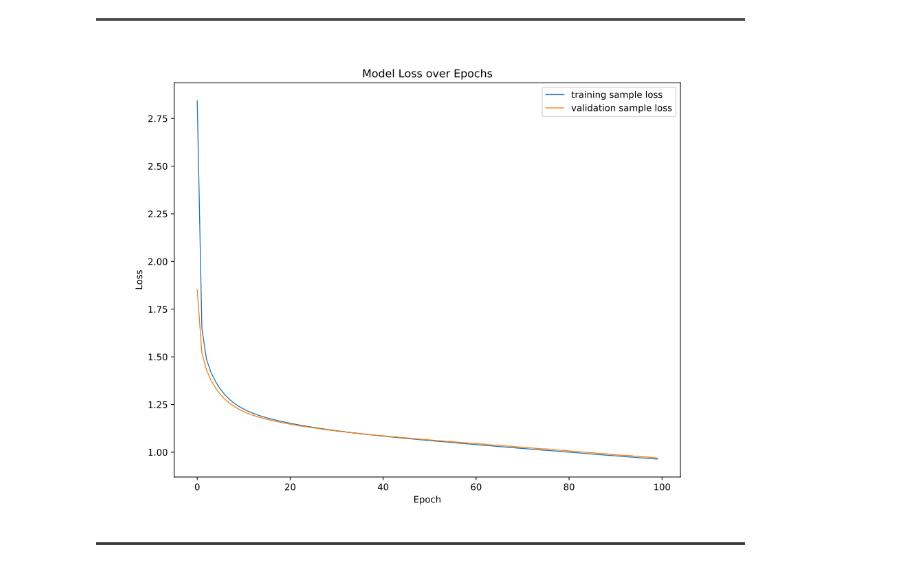
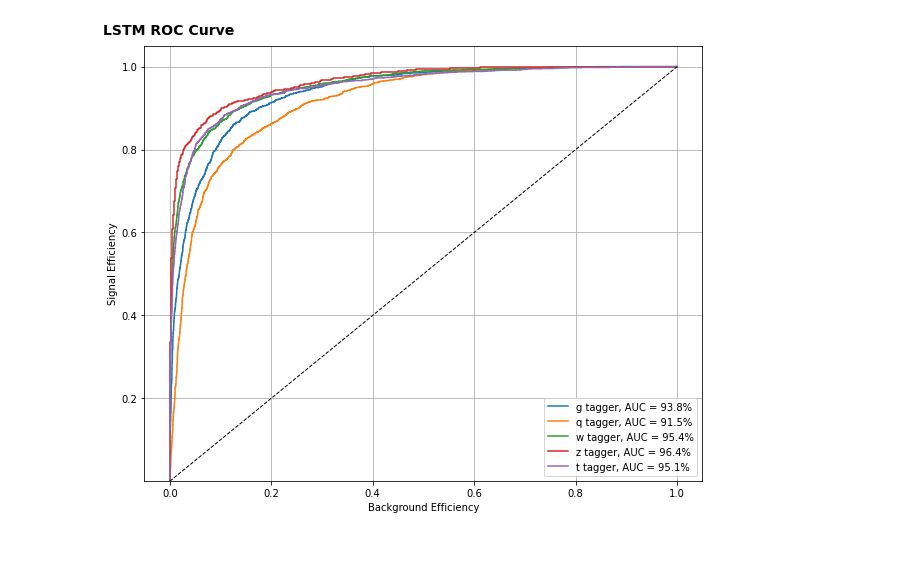
Before and after one commit to anrunw/RNN-HLS4ML-paper, a Jupyter notebook: Top Tagger/LSTM.ipynb, the cells around one changed output. Cells and saved outputs as stored; diff of their text form; code cells hidden in the pictures.

```diff
--- a/Top Tagger/LSTM.ipynb
+++ b/Top Tagger/LSTM.ipynb
@@ -177,0 +183,2 @@ def learningCurve(history):
+# %%
+X_train, X_test, y_train, y_test = train_test_split(data, labels, test_size=0.10, random_state=42)
@@ -177,0 +219,6 @@ def learningCurve(history):
+# %%
+adam = Adam(lr = 0.0002)
+model.compile(optimizer='adam', loss='categorical_crossentropy', metrics=['accuracy'])
+history = model.fit(X_train.astype('float32'), y_train.astype('float32'), batch_size = 256, epochs = 200,
+                    validation_split = 0.35, shuffle = True, callbacks = None,
+                    use_multiprocessing=True, workers=4)
@@ -180,2 +262,36 @@ learningCurve(history)
-# %% [markdown]
-![GRAPH.png](attachment:GRAPH.png)
+# %%
+labels = ['j_g', 'j_q', 'j_w', 'j_z', 'j_t', 'j_index']
+# %%
+def makeRoc(features_val, labels_val, labels, model, outputDir='', outputSuffix=''):
+    from sklearn.metrics import roc_curve, auc
+    labels_pred = model.predict(features_val)
+    df = pd.DataFrame()
+    fpr = {}
+    tpr = {}
+    auc1 = {}
+    plt.figure(figsize=(10,8))
+    for i, label in enumerate(labels):
+        if i==5:
+            break
+        df[label] = labels_val[:,i]
+        df[label + '_pred'] = labels_pred[:,i]
+        fpr[label], tpr[label], threshold = roc_curve(df[label],df[label+'_pred'])
+        auc1[label] = auc(fpr[label], tpr[label])
+        plt.plot(fpr[label],tpr[label],label='%s tagger, AUC = %.1f%%'%(label.replace('j_',''),auc1[label]*100.))
+
+    plt.plot([0, 1], [0, 1], lw=1, color='black', linestyle='--')
+    #plt.semilogy()
+    plt.xlabel("Background Efficiency")
+    plt.ylabel("Signal Efficiency")
+    plt.xlim([-0.05, 1.05])
+    plt.ylim(0.001,1.05)
+    plt.grid(True)
+    plt.legend(loc='lower right')
+    plt.figtext(0.25, 0.90,'LSTM ROC Curve',fontweight='bold', wrap=True, horizontalalignment='right', fontsize=14)
+    #plt.figtext(0.35, 0.90,'preliminary', style='italic', wrap=True, horizontalalignment='center', fontsize=14)
+    #plt.savefig('%sROC_%s.pdf'%(outputDir, outputSuffix))
+    return labels_pred
+# %%
+y_pred = makeRoc(X_test, y_test, labels, model, outputSuffix='two-layer')
+# %% [output]
+[figure, added]
```
Also changed, not shown: parts of 42 cells of this notebook.
